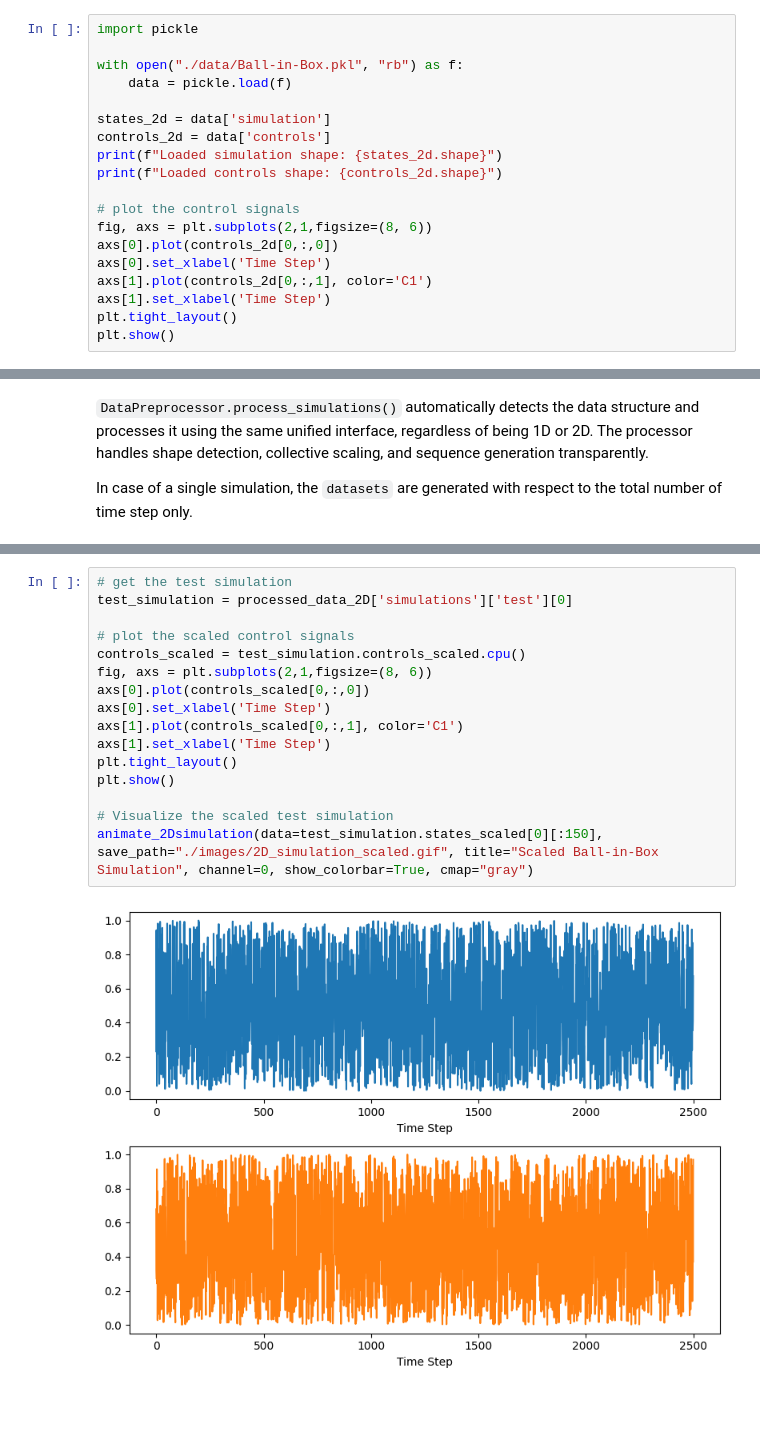
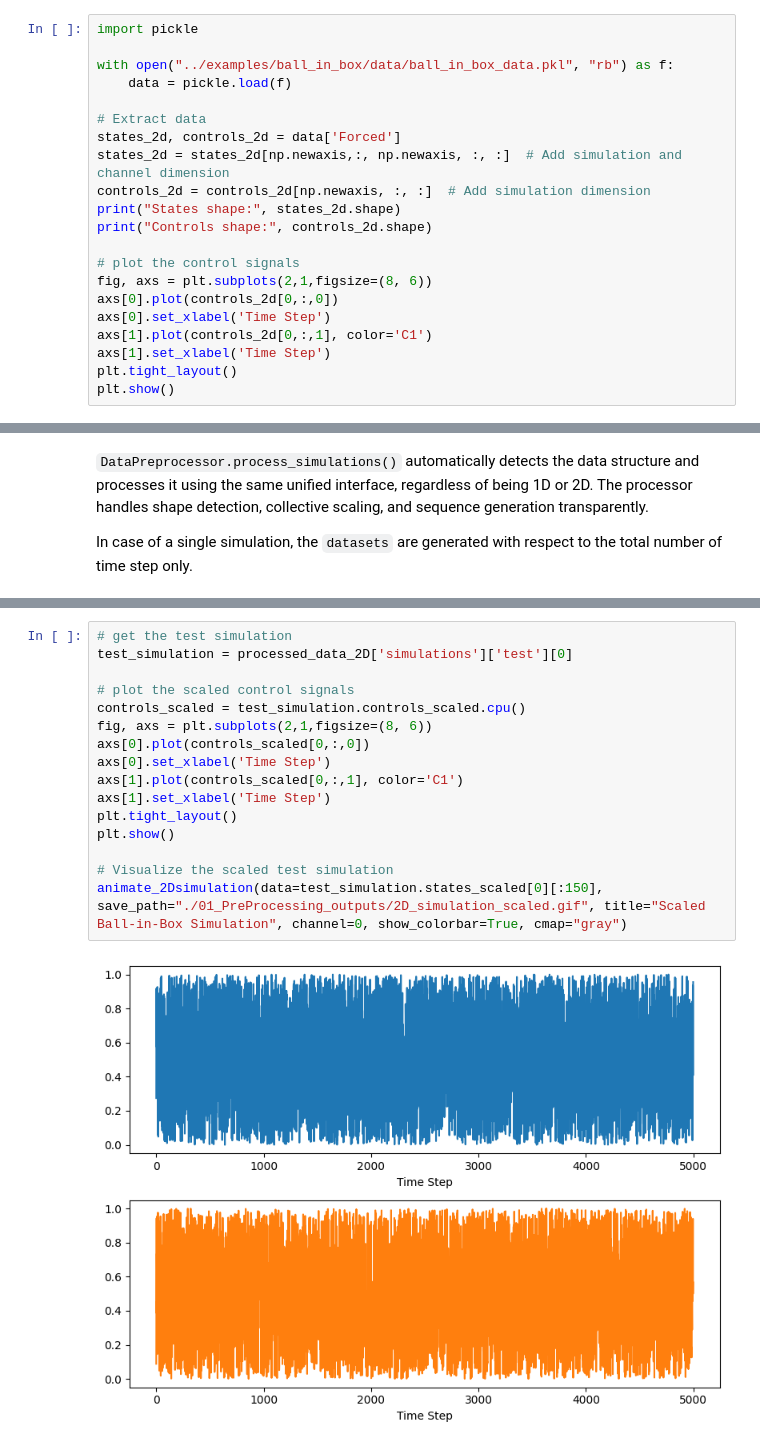
Before and after one commit to mjalled/DeepE2EROM, a Jupyter notebook: tutorials/01_PreProcessing.ipynb, the cells around one changed output, grey strips where cells are left out. Saved outputs shown, nothing was run; the diff lists cells and outputs as text; blank space fills up the shorter version.

Commit message:
example Ball-in-box

```diff
--- a/tutorials/01_PreProcessing.ipynb
+++ b/tutorials/01_PreProcessing.ipynb
@@ -298,13 +328,15 @@ We demonstrate the usability of the `DataPreprocessor` on a 2D example consiting
 # %%
 import pickle
 
-with open("./data/Ball-in-Box.pkl", "rb") as f:
+with open("../examples/ball_in_box/data/ball_in_box_data.pkl", "rb") as f:
     data = pickle.load(f)
 
-states_2d = data['simulation']
-controls_2d = data['controls']
-print(f"Loaded simulation shape: {states_2d.shape}")
-print(f"Loaded controls shape: {controls_2d.shape}")
+# Extract data
+states_2d, controls_2d = data['Forced']
+states_2d = states_2d[np.newaxis,:, np.newaxis, :, :]  # Add simulation and channel dimension
+controls_2d = controls_2d[np.newaxis, :, :]  # Add simulation dimension
+print("States shape:", states_2d.shape)
+print("Controls shape:", controls_2d.shape)
 
 # plot the control signals
 fig, axs = plt.subplots(2,1,figsize=(8, 6))
@@ -401,18 +427,18 @@ Training sequence shapes:
 # %%
 # get the test simulation
 test_simulation = processed_data_2D['simulations']['test'][0]
 
 # plot the scaled control signals
 controls_scaled = test_simulation.controls_scaled.cpu()
 fig, axs = plt.subplots(2,1,figsize=(8, 6))
 axs[0].plot(controls_scaled[0,:,0])
 axs[0].set_xlabel('Time Step')
 axs[1].plot(controls_scaled[0,:,1], color='C1')
 axs[1].set_xlabel('Time Step')
 plt.tight_layout()
 plt.show()
 
 # Visualize the scaled test simulation
-animate_2Dsimulation(data=test_simulation.states_scaled[0][:150], save_path="./images/2D_simulation_scaled.gif", title="Scaled Ball-in-Box Simulation", channel=0, show_colorbar=True, cmap="gray")
+animate_2Dsimulation(data=test_simulation.states_scaled[0][:150], save_path="./01_PreProcessing_outputs/2D_simulation_scaled.gif", title="Scaled Ball-in-Box Simulation", channel=0, show_colorbar=True, cmap="gray")
 # %% [output]
-[figure, old version]
+[figure, new version]
```
Also changed, not shown: parts of 12 cells of this notebook, 48 other files.
